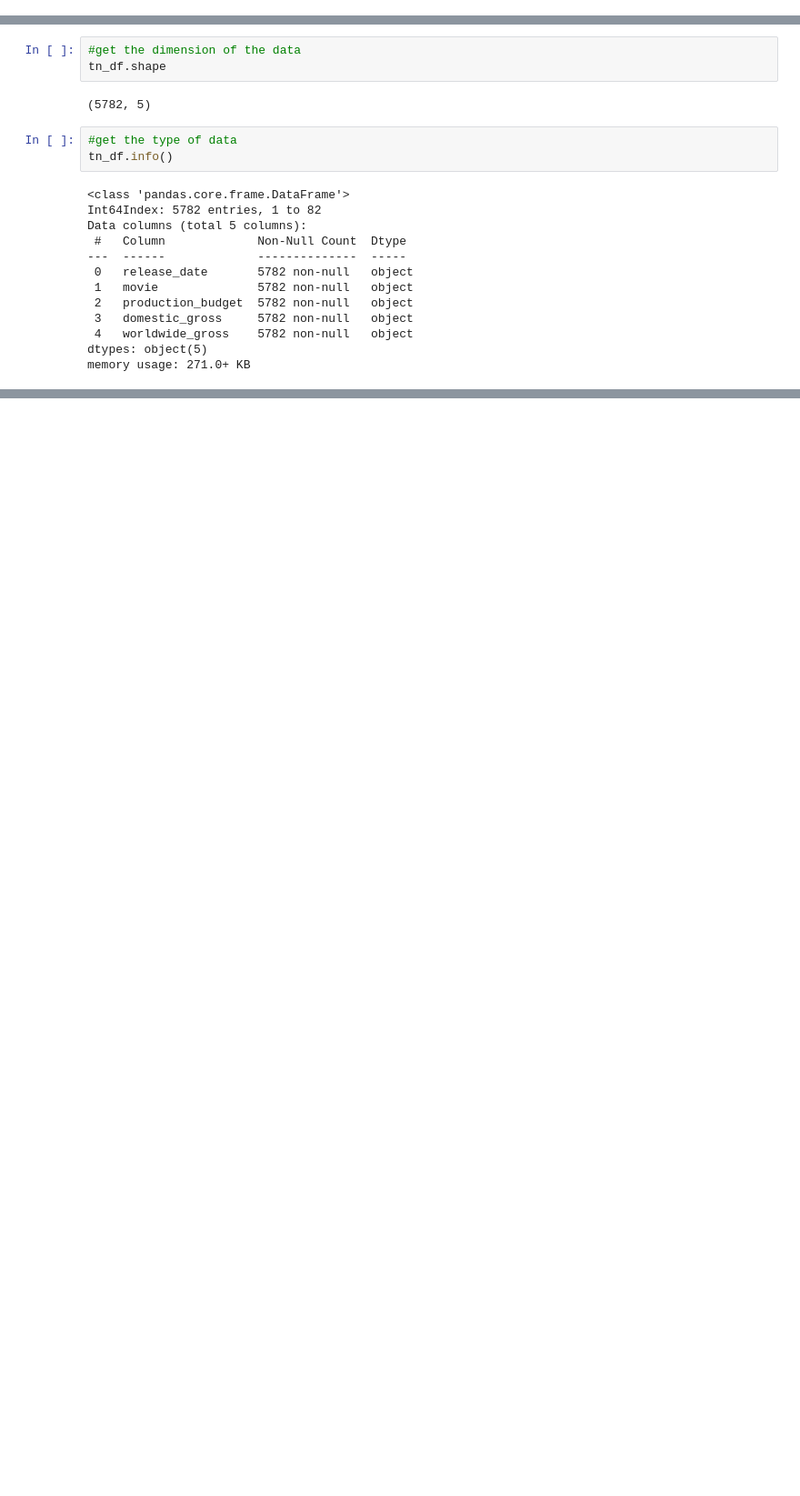
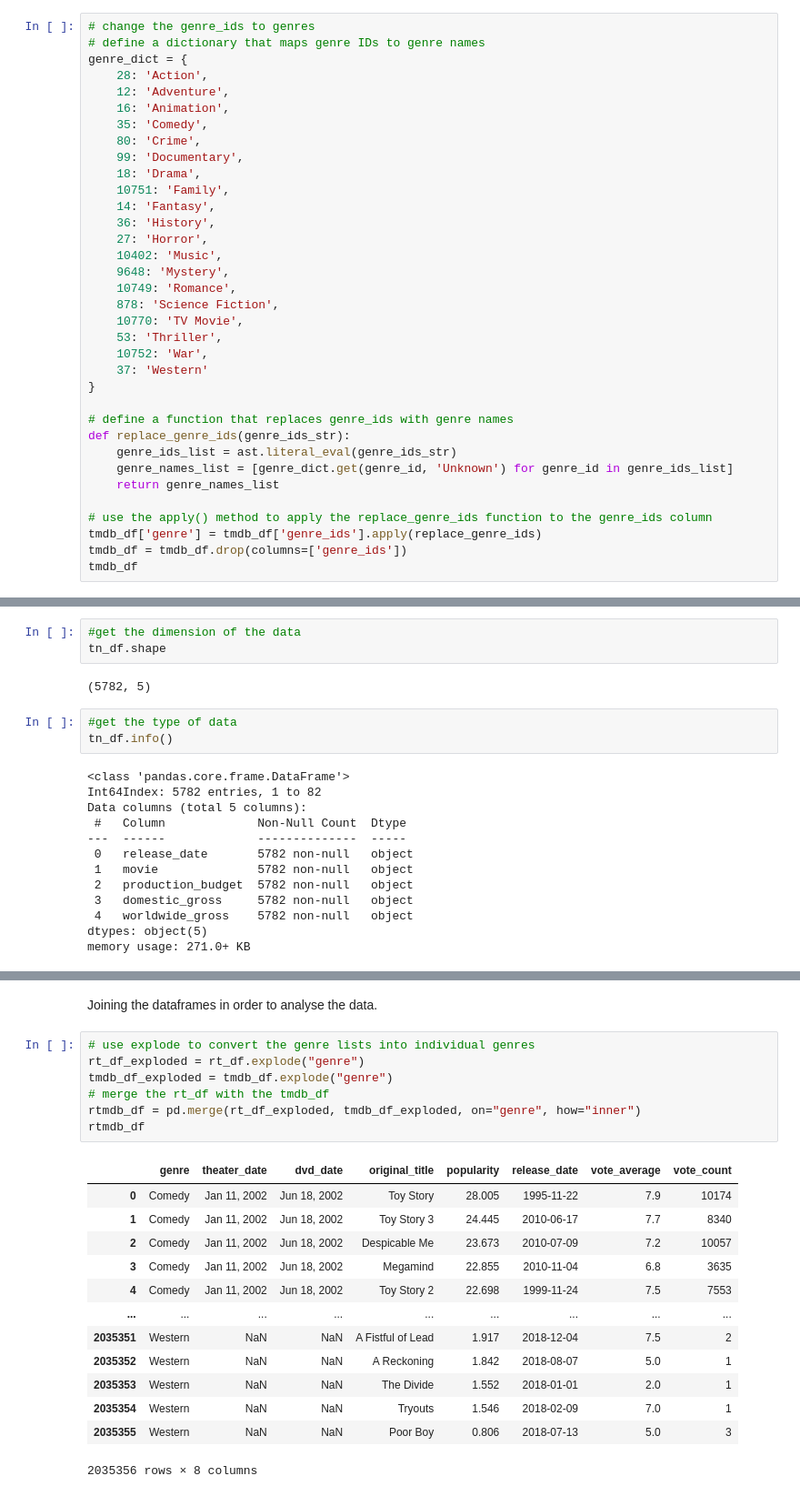
Before and after one commit to Wambui-T/Movie-Analysis-Project, a Jupyter notebook: student.ipynb, the cells around one changed output, grey strips where cells are left out. Shown at 91% size. Saved outputs shown, nothing was run; the diff lists cells and outputs as text; blank space fills up the shorter version.

```diff
--- a/student.ipynb
+++ b/student.ipynb
@@ -129,0 +196,35 @@ memory usage: 2.0+ MB
+# %%
+# change the genre_ids to genres
+# define a dictionary that maps genre IDs to genre names
+genre_dict = {
+    28: 'Action',
+    12: 'Adventure',
+    16: 'Animation',
+    35: 'Comedy',
+    80: 'Crime',
+    99: 'Documentary',
+    18: 'Drama',
+    10751: 'Family',
+    14: 'Fantasy',
+    36: 'History',
+    27: 'Horror',
+    10402: 'Music',
+    9648: 'Mystery',
+    10749: 'Romance',
+    878: 'Science Fiction',
+    10770: 'TV Movie',
+    53: 'Thriller',
+    10752: 'War',
+    37: 'Western'
+}
+
+# define a function that replaces genre_ids with genre names
+def replace_genre_ids(genre_ids_str):
+    genre_ids_list = ast.literal_eval(genre_ids_str)
+    genre_names_list = [genre_dict.get(genre_id, 'Unknown') for genre_id in genre_ids_list]
+    return genre_names_list
+
+# use the apply() method to apply the replace_genre_ids function to the genre_ids column
+tmdb_df['genre'] = tmdb_df['genre_ids'].apply(replace_genre_ids)
+tmdb_df = tmdb_df.drop(columns=['genre_ids'])
+tmdb_df
@@ -169,0 +287,23 @@ memory usage: 271.0+ KB
+# %% [markdown]
+Joining the dataframes in order to analyse the data.
+# %%
+# use explode to convert the genre lists into individual genres
+rt_df_exploded = rt_df.explode("genre")
+tmdb_df_exploded = tmdb_df.explode("genre")
+# merge the rt_df with the tmdb_df
+rtmdb_df = pd.merge(rt_df_exploded, tmdb_df_exploded, on="genre", how="inner")
+rtmdb_df
+# %% [output]
+|  | genre | theater_date | dvd_date | original_title | popularity | release_date | vote_average | vote_count |
+| 0 | Comedy | Jan 11, 2002 | Jun 18, 2002 | Toy Story | 28.005 | 1995-11-22 | 7.9 | 10174 |
+| 1 | Comedy | Jan 11, 2002 | Jun 18, 2002 | Toy Story 3 | 24.445 | 2010-06-17 | 7.7 | 8340 |
+| 2 | Comedy | Jan 11, 2002 | Jun 18, 2002 | Despicable Me | 23.673 | 2010-07-09 | 7.2 | 10057 |
+| 3 | Comedy | Jan 11, 2002 | Jun 18, 2002 | Megamind | 22.855 | 2010-11-04 | 6.8 | 3635 |
+| 4 | Comedy | Jan 11, 2002 | Jun 18, 2002 | Toy Story 2 | 22.698 | 1999-11-24 | 7.5 | 7553 |
+| ... | ... | ... | ... | ... | ... | ... | ... | ... |
+| 2035351 | Western | NaN | NaN | A Fistful of Lead | 1.917 | 2018-12-04 | 7.5 | 2 |
+| 2035352 | Western | NaN | NaN | A Reckoning | 1.842 | 2018-08-07 | 5.0 | 1 |
+| 2035353 | Western | NaN | NaN | The Divide | 1.552 | 2018-01-01 | 2.0 | 1 |
+| 2035354 | Western | NaN | NaN | Tryouts | 1.546 | 2018-02-09 | 7.0 | 1 |
+| 2035355 | Western | NaN | NaN | Poor Boy | 0.806 | 2018-07-13 | 5.0 | 3 |
+2035356 rows × 8 columns
```
Also changed, not shown: parts of 18 cells of this notebook.
